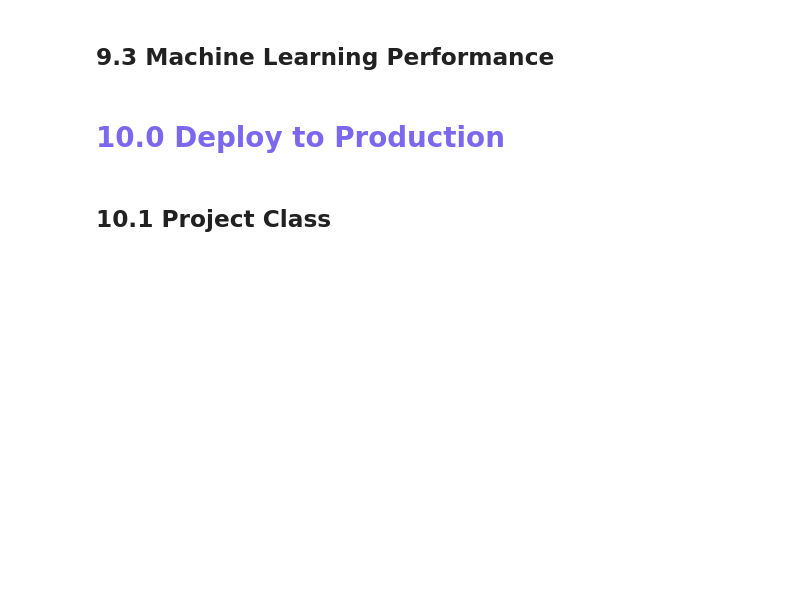
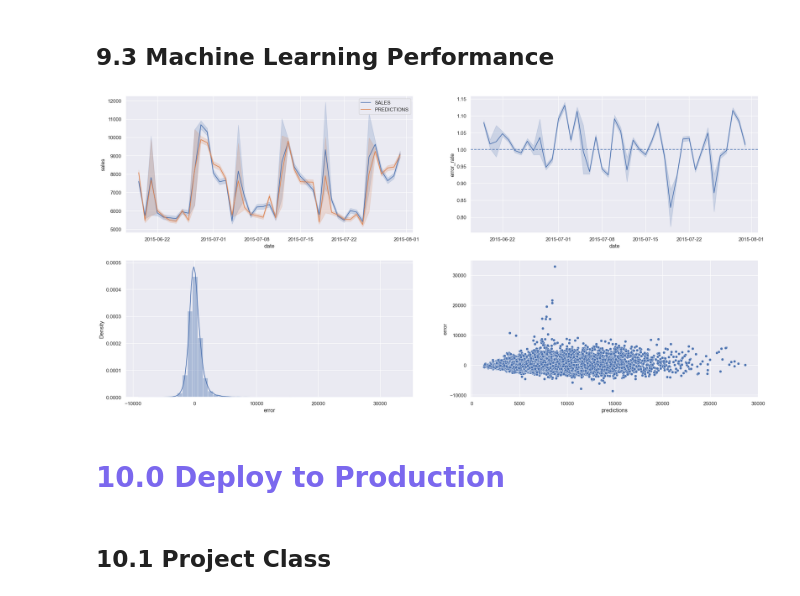
Before and after one commit to pmusachio/rossmann_store_sales_prediction, a Jupyter notebook: notebook/modelo_cds-clone.ipynb, the cells around one changed output. Cells and saved outputs as stored; diff of their text form; code cells hidden in the pictures; blank space fills up the shorter version.

```diff
--- a/notebook/modelo_cds-clone.ipynb
+++ b/notebook/modelo_cds-clone.ipynb
@@ -1003,17 +1200,19 @@ df9['error_rate'] = df9['predictions'] / df9['sales']
 # %%
 plt.subplot( 2, 2, 1 )
 sns.lineplot( x='date', y='sales', data=df9, label='SALES' )
 sns.lineplot( x='date', y='predictions', data=df9, label='PREDICTIONS' )
 
 plt.subplot( 2, 2, 2 )
 sns.lineplot( x='date', y='error_rate', data=df9 )
 plt.axhline( 1, linestyle='--')
 
 plt.subplot( 2, 2, 3 )
 sns.distplot( df9['error'] )
 
 plt.subplot( 2, 2, 4 )
-sns.scatterplot( df9['predictions'], df9['error'] )
+sns.scatterplot( x='predictions', y='error', data=df9 );
+# %% [output]
+[figure, added]
 # %% [markdown]
 # <font color = #7B68EE> 10.0 Deploy to Production </font>
 # %%
```
Also changed, not shown: parts of 49 cells of this notebook, 36 other files.
